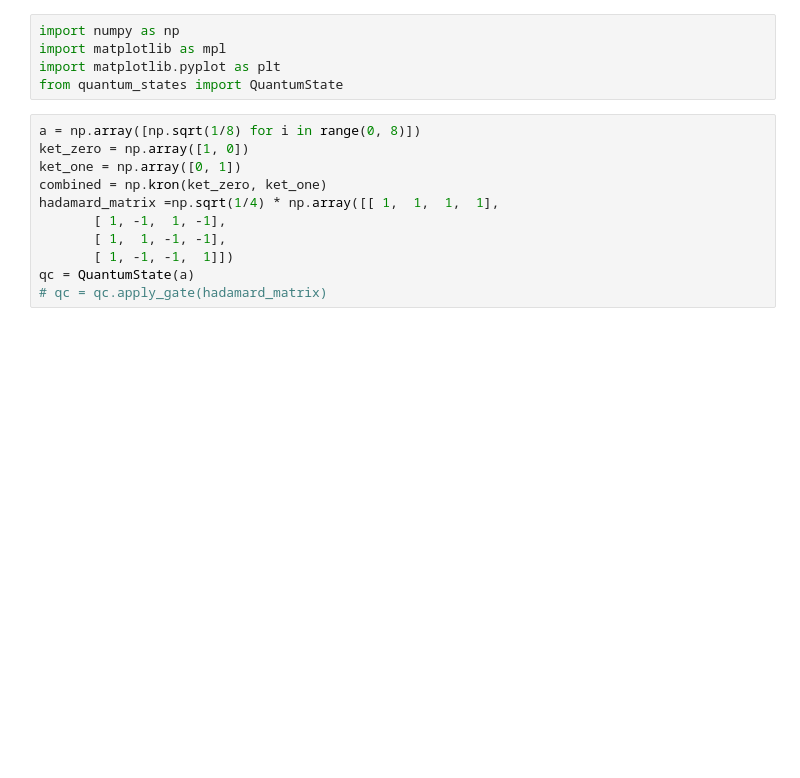
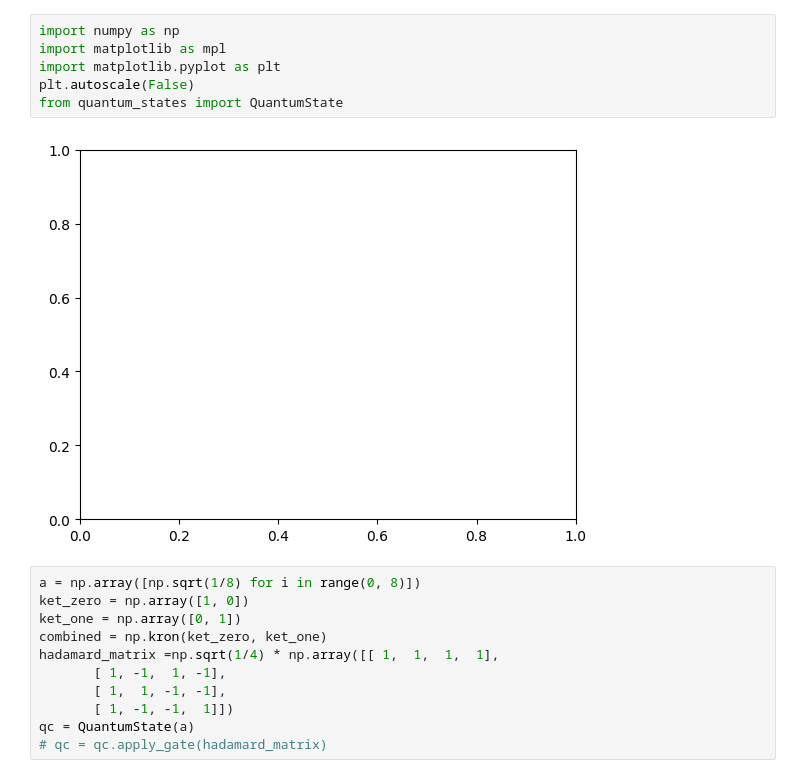
Before and after one commit to quantum-gacek/qiskit-textbook-project, a Jupyter notebook: visualization.ipynb, the cells around one changed output. Saved outputs shown, nothing was run; the diff lists cells and outputs as text; blank space fills up the shorter version.

```diff
--- a/visualization.ipynb
+++ b/visualization.ipynb
@@ -1,8 +1,11 @@
 # %%
 import numpy as np
 import matplotlib as mpl
 import matplotlib.pyplot as plt
+plt.autoscale(False)
 from quantum_states import QuantumState
+# %% [output]
+[figure, added]
 # %%
 a = np.array([np.sqrt(1/8) for i in range(0, 8)])
 ket_zero = np.array([1, 0])
```
Also changed, not shown: parts of 3 cells of this notebook, 1 other file.
